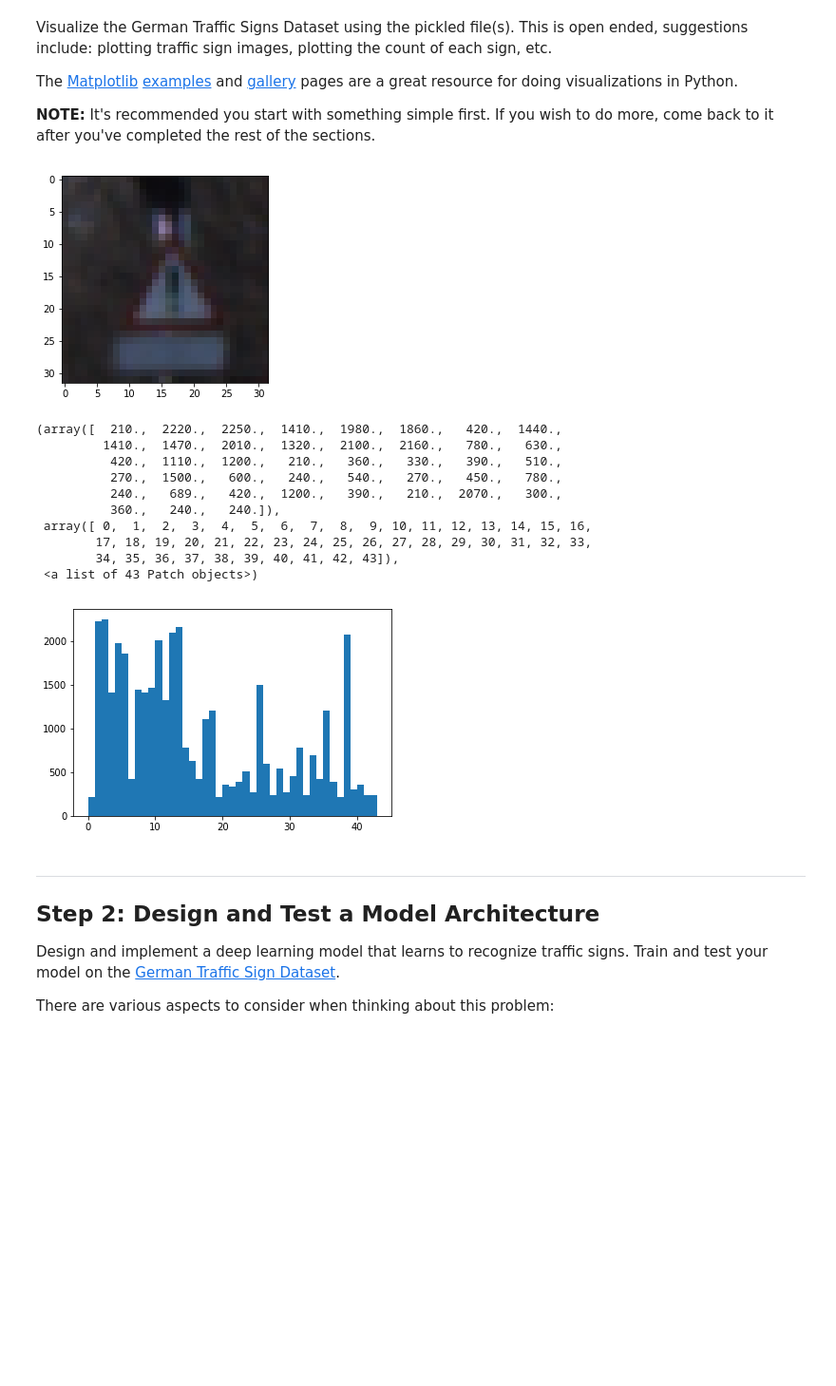
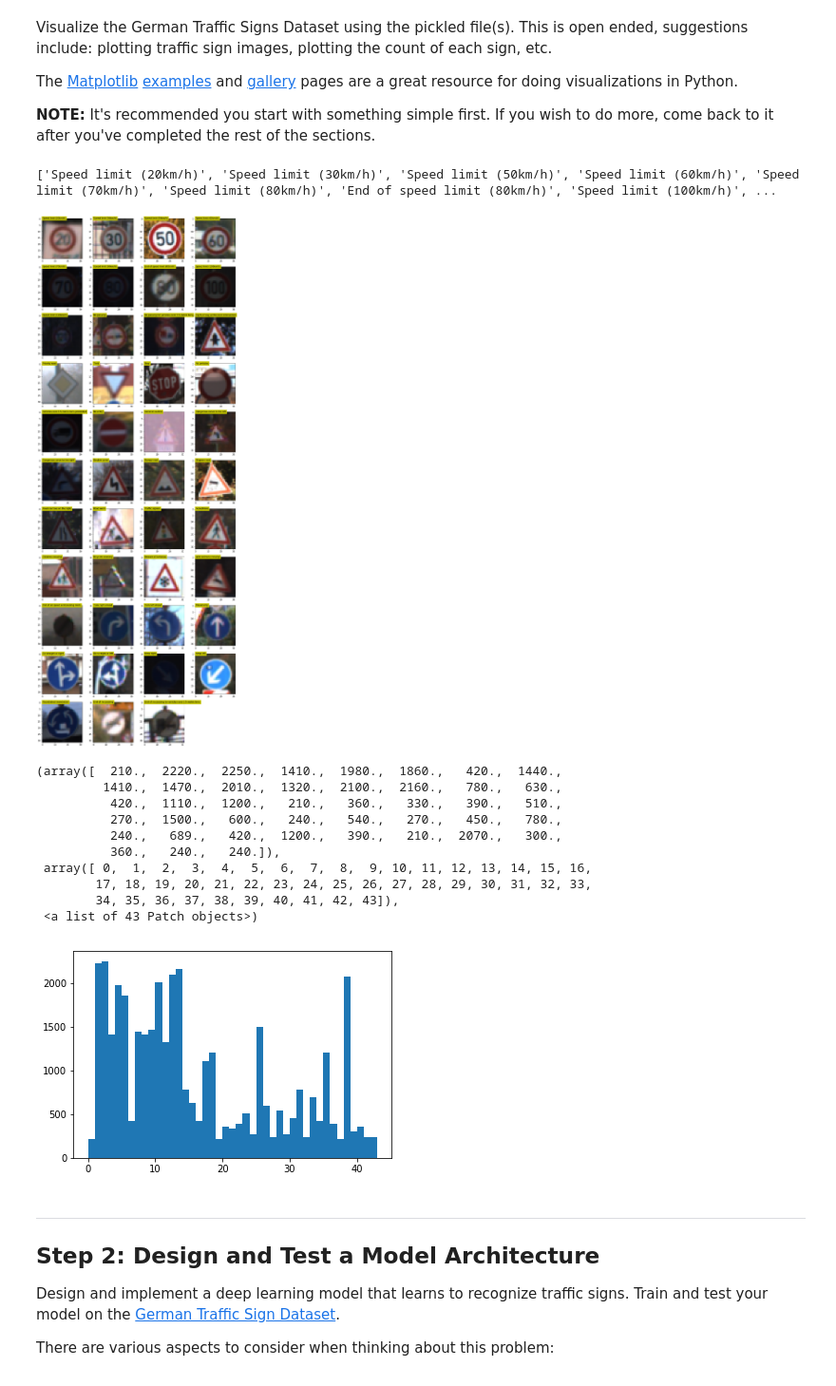
Before and after one commit to miaoyanlearningcode/CarND-Traffic-Sign-Classifier-Project, a Jupyter notebook: Traffic_Sign_Classifier.ipynb, the cells around one changed output. Shown at 95% size. Drawn from its saved outputs; the diff is of its cells as text; code cells hidden in the pictures; blank space fills up the shorter version.

```diff
--- a/Traffic_Sign_Classifier.ipynb
+++ b/Traffic_Sign_Classifier.ipynb
@@ -94,21 +94,46 @@ Visualize the German Traffic Signs Dataset using the pickled file(s). This is op
 The [Matplotlib](http://matplotlib.org/) [examples](http://matplotlib.org/examples/index.html) and [gallery](http://matplotlib.org/gallery.html) pages are a great resource for doing visualizations in Python.
 
 **NOTE:** It's recommended you start with something simple first. If you wish to do more, come back to it after you've completed the rest of the sections.
+# %%
+# read sign Name into list
+import csv
+signName = []
+with open('signnames.csv') as csvfile:
+    reader = csv.DictReader(csvfile)
+    for row in reader:
+        signName.append(row['SignName'])
+
+print (signName)
+# %% [output]
+['Speed limit (20km/h)', 'Speed limit (30km/h)', 'Speed limit (50km/h)', 'Speed limit (60km/h)', 'Speed limit (70km/h)', 'Speed limit (80km/h)', 'End of speed limit (80km/h)', 'Speed limit (100km/h)', ...
 # %%
 ### Data exploration visualization code goes here.
 ### Feel free to use as many code cells as needed.
+
 import random
 import matplotlib.pyplot as plt
+import matplotlib.gridspec as gridspec
+
 # Visualizations will be shown in the notebook.
 %matplotlib inline
-index = random.randint(0, n_train)
-plt.imshow(X_train[index])
+fig = plt.figure(figsize=(16, 44))
+outer_grid = gridspec.GridSpec(11, 4, wspace=0.2, hspace=0.2)
+
+for i in range(n_classes):
+    ax = plt.Subplot(fig, outer_grid[i])
+    fig.add_subplot(ax)
+    rowNum = np.where(y_train==i)[0]
+    index = random.randint(0, len(rowNum)-1)
+    plt.imshow(X_train[rowNum[index]])
+    plt.text(0,0,str(signName[i]),color='k',backgroundcolor='y')
+
 plt.show()
+
 X_all = np.concatenate((X_train, X_valid), axis=0)
 y_all = np.concatenate((y_train, y_valid), axis=0)
 plt.hist(y_all,bins=range(n_classes+1))
 # %% [output]
-[figure, old version]
+[figure, new version]
 (array([  210.,  2220.,  2250.,  1410.,  1980.,  1860.,   420.,  1440.,
          1410.,  1470.,  2010.,  1320.,  2100.,  2160.,   780.,   630.,
           420.,  1110.,  1200.,   210.,   360.,   330.,   390.,   510.,
```
Also changed, not shown: parts of 9 cells of this notebook, 9 other files.
